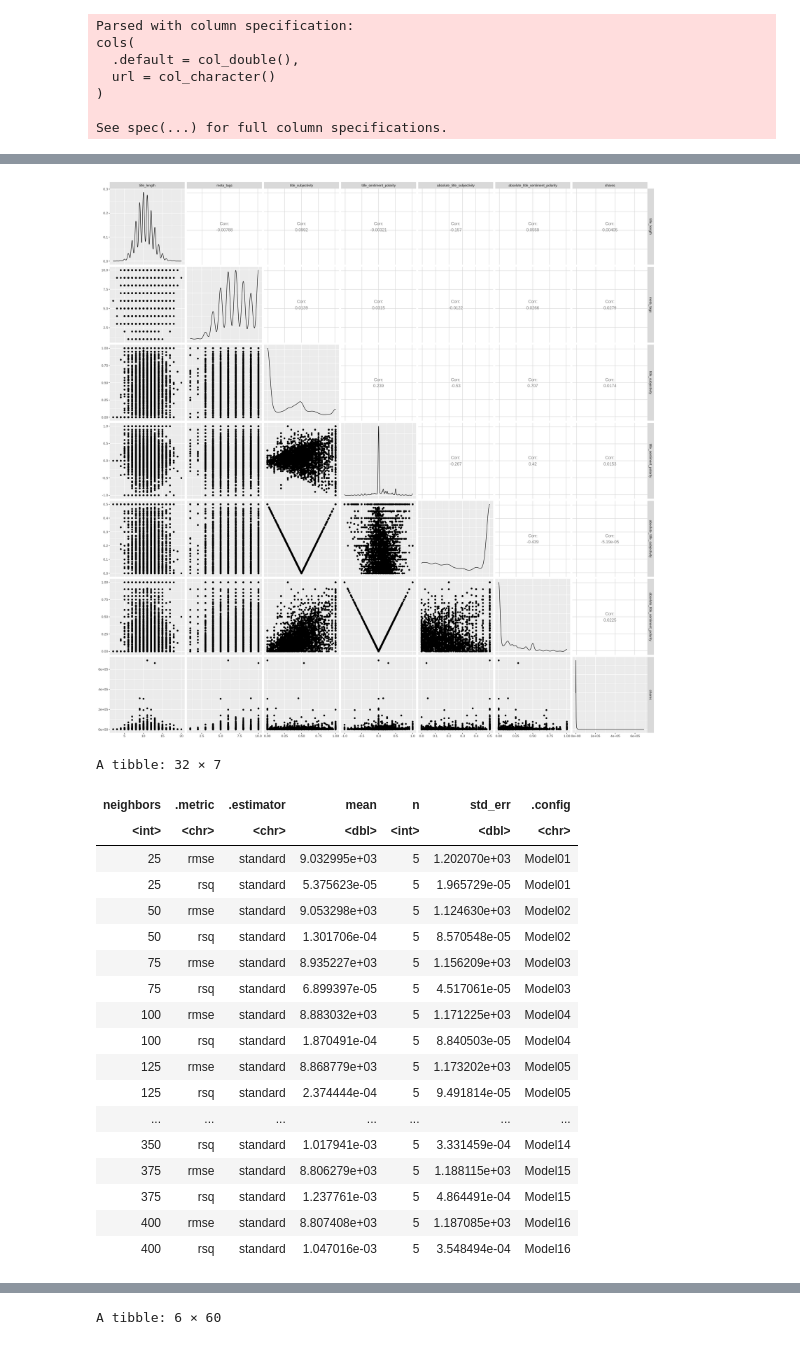
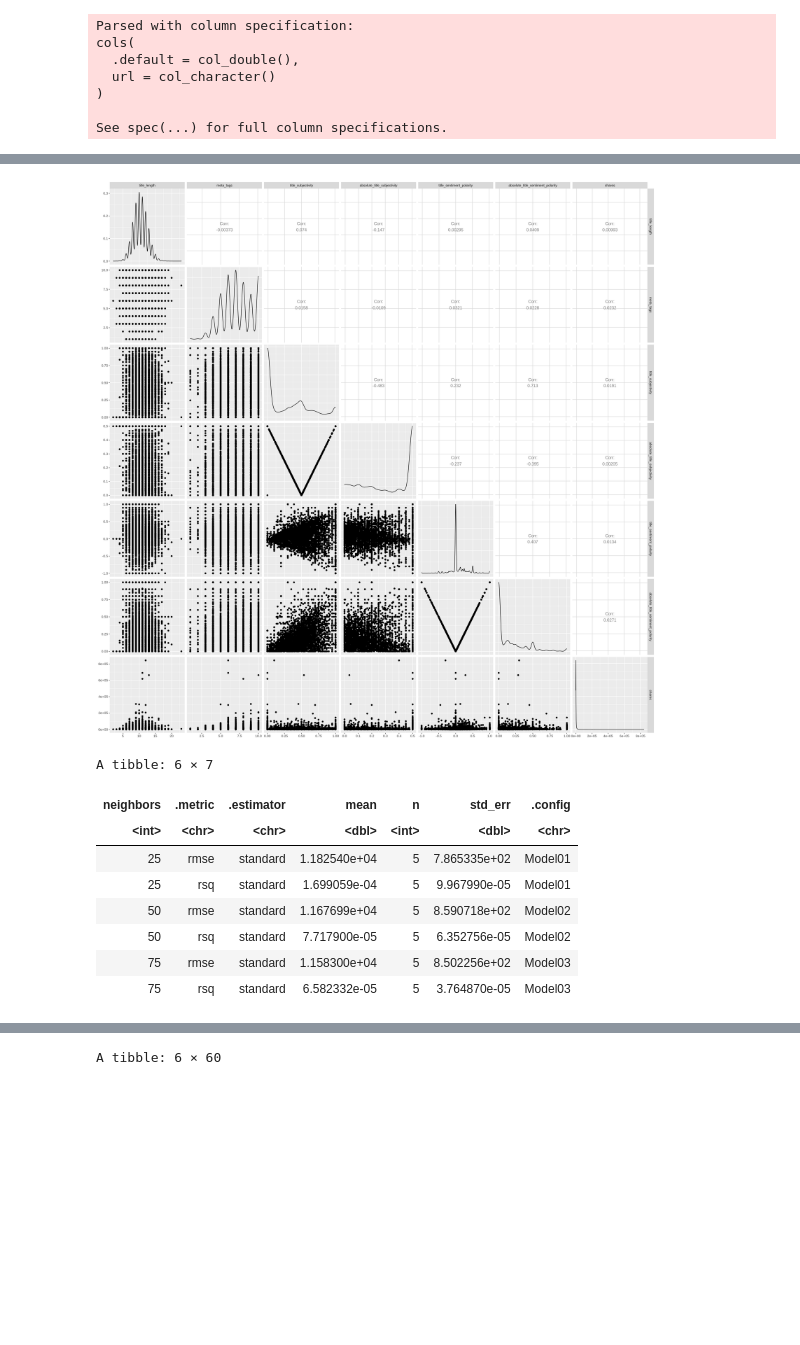
Before and after one commit to dgjfaber/dsci100project, a Jupyter notebook: FinalModel.ipynb, the cells around one changed output, grey strips where cells are left out. Cells and saved outputs as stored; diff of their text form; code cells hidden in the pictures; blank space fills up the shorter version.

```diff
--- a/FinalModel.ipynb
+++ b/FinalModel.ipynb
@@ -19,23 +38,10 @@ See spec(...) for full column specifications.
 
 named_data <- data %>%
     rename(
-        monday = weekday_is_monday,
-        tuesday = weekday_is_tuesday,
-        wednesday = weekday_is_wednesday,
-        thursday = weekday_is_thursday,
-        friday = weekday_is_friday,
-        saturday = weekday_is_saturday,
-        sunday = weekday_is_sunday,
-        lifestyle = data_channel_is_lifestyle,
-        entertainment =  data_channel_is_entertainment,
-        business = data_channel_is_bus,
-        social_media =  data_channel_is_socmed,
-        technology =  data_channel_is_tech,
-        world =  data_channel_is_world,
         absolute_title_subjectivity = abs_title_subjectivity,
         title_length = n_tokens_title,
         absolute_title_sentiment_polarity = abs_title_sentiment_polarity,
         meta_tags = num_keywords
     )
-head(named_data,1)
+
 #wrangles and cleans the data from it's original (downloaded) format to the format necessary for the planned analysis
@@ -61,3 +48,6 @@ tidy_data <- named_data %>%
+# %%
+tidy_data <- named_data %>%
+    select(title_length, meta_tags, title_subjectivity,absolute_title_subjectivity,title_sentiment_polarity,absolute_title_sentiment_polarity, shares)
 # %%
 set.seed(1234)
 publishing_split <- initial_split(tidy_data, prop = 0.75, strata = shares)
@@ -115,9 +68,6 @@ A tibble: 6 × 7
 # %%
 options(repr.plot.width = 20, repr.plot.height = 20)
 
-#pairs <- select(publishing_train, -Genre, -Day_Of_Week) %>%
-#    ggpairs()
-#pairs
 pairs <- publishing_train %>%
     ggpairs()
 pairs
@@ -125,7 +75,7 @@ pairs
 #performs a summary of the data set that is relevant for exploratory data analysis related to the planned analysis
 #creates a visualization of the dataset that is relevant for exploratory data analysis related to the planned analysis
 # %% [output]
-[figure, old version]
+[figure, new version]
 # %%
 share_spec <- nearest_neighbor(weight_func = "rectangular", neighbors = tune()) %>%
        set_engine("kknn") %>%
@@ -142,39 +88,29 @@ share_recipe <- recipe(shares ~ title_length+absolute_title_sentiment_polarity+m
 # %%
 shares_vfold <- vfold_cv(publishing_train, v = 5, strata = shares)
 
 share_workflow <- workflow() %>%
        add_recipe(share_recipe) %>%
        add_model(share_spec)
 
-gridvals <- tibble(neighbors = 25:400) %>%
+gridvals <- tibble(neighbors = 25:500) %>%
     filter(neighbors %% 25 == 0 )
 
 share_results <- share_workflow %>%
     tune_grid(resamples = shares_vfold, grid = gridvals) %>%
     collect_metrics()
 
-share_results
+head(share_results)
 #performs the data analysis
 # %% [output]
-A tibble: 32 × 7
+A tibble: 6 × 7
 | neighbors | .metric | .estimator | mean | n | std_err | .config |
 | <int> | <chr> | <chr> | <dbl> | <int> | <dbl> | <chr> |
-| 25 | rmse | standard | 9.032995e+03 | 5 | 1.202070e+03 | Model01 |
-| 25 | rsq | standard | 5.375623e-05 | 5 | 1.965729e-05 | Model01 |
-| 50 | rmse | standard | 9.053298e+03 | 5 | 1.124630e+03 | Model02 |
-| 50 | rsq | standard | 1.301706e-04 | 5 | 8.570548e-05 | Model02 |
-| 75 | rmse | standard | 8.935227e+03 | 5 | 1.156209e+03 | Model03 |
-| 75 | rsq | standard | 6.899397e-05 | 5 | 4.517061e-05 | Model03 |
-| 100 | rmse | standard | 8.883032e+03 | 5 | 1.171225e+03 | Model04 |
-| 100 | rsq | standard | 1.870491e-04 | 5 | 8.840503e-05 | Model04 |
-| 125 | rmse | standard | 8.868779e+03 | 5 | 1.173202e+03 | Model05 |
-| 125 | rsq | standard | 2.374444e-04 | 5 | 9.491814e-05 | Model05 |
-| ... | ... | ... | ... | ... | ... | ... |
-| 350 | rsq | standard | 1.017941e-03 | 5 | 3.331459e-04 | Model14 |
-| 375 | rmse | standard | 8.806279e+03 | 5 | 1.188115e+03 | Model15 |
-| 375 | rsq | standard | 1.237761e-03 | 5 | 4.864491e-04 | Model15 |
-| 400 | rmse | standard | 8.807408e+03 | 5 | 1.187085e+03 | Model16 |
-| 400 | rsq | standard | 1.047016e-03 | 5 | 3.548494e-04 | Model16 |
+| 25 | rmse | standard | 1.182540e+04 | 5 | 7.865335e+02 | Model01 |
+| 25 | rsq | standard | 1.699059e-04 | 5 | 9.967990e-05 | Model01 |
+| 50 | rmse | standard | 1.167699e+04 | 5 | 8.590718e+02 | Model02 |
+| 50 | rsq | standard | 7.717900e-05 | 5 | 6.352756e-05 | Model02 |
+| 75 | rmse | standard | 1.158300e+04 | 5 | 8.502256e+02 | Model03 |
+| 75 | rsq | standard | 6.582332e-05 | 5 | 3.764870e-05 | Model03 |
 # %%
 share_min <- share_results %>%
     filter(.metric == "rmse") %>%
```
Also changed, not shown: parts of 16 cells of this notebook.
